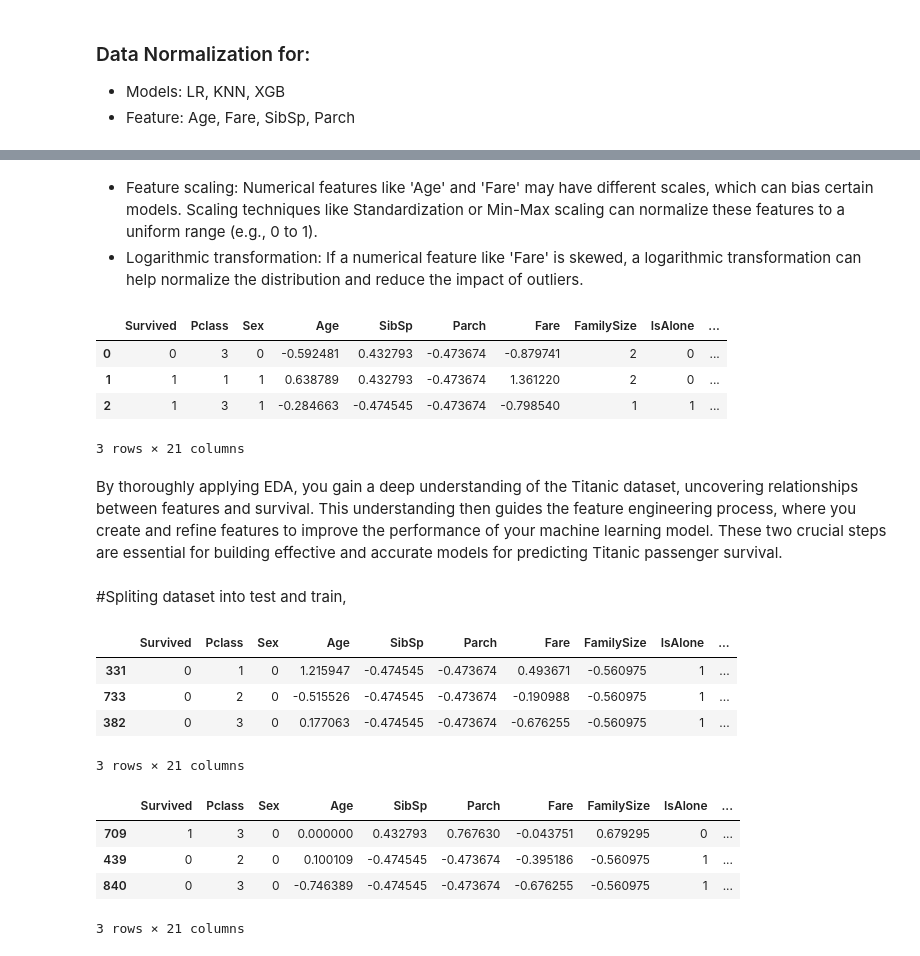
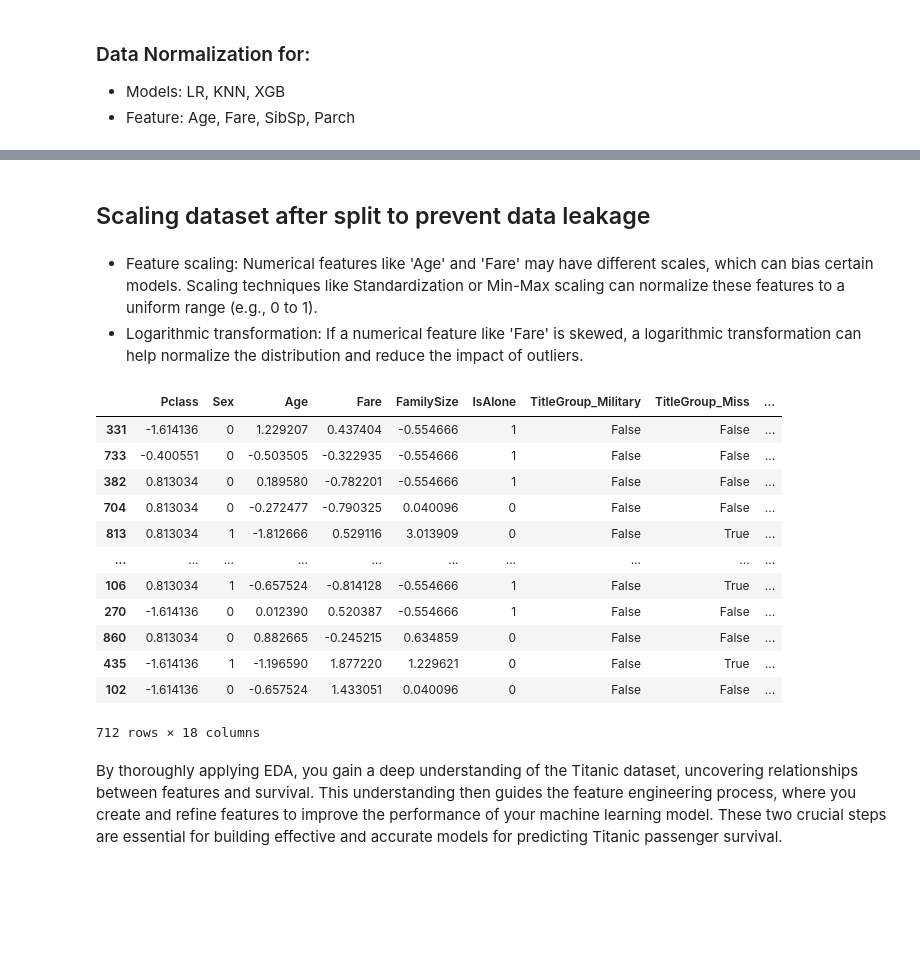
Before and after one commit to SrEntropy/titanic-ml-pipeline, a Jupyter notebook: notebooks/featureEngineering.ipynb, the cells around one changed output, grey strips where cells are left out. Saved outputs shown, nothing was run; the diff lists cells and outputs as text; code cells hidden in the pictures; blank space fills up the shorter version.

Commit message:
all models are implementon.

```diff
--- a/notebooks/featureEngineering.ipynb
+++ b/notebooks/featureEngineering.ipynb
@@ -149,0 +168,4 @@ from sklearn.preprocessing import StandardScaler
+# %%
+from sklearn.model_selection import train_test_split
+
+X_train, X_test, y_train, y_test = train_test_split(dfNorm.drop(columns=["Survived"]), dfNorm["Survived"], test_size=0.2, random_state=42)
@@ -150,3 +185,14 @@ from sklearn.preprocessing import StandardScaler
+# %% [markdown]
+## Scaling dataset after split to prevent data leakage
+# %%
+from sklearn.model_selection import train_test_split
+from sklearn.preprocessing import StandardScaler
+
+scaler = StandardScaler()
+# Scale only o training data
+X_train[['Pclass', 'Age', 'Fare','FamilySize']] = scaler.fit_transform(X_train[['Pclass', 'Age', 'Fare','FamilySize']])
+# Apply same transformation to test data
+X_test[['Pclass', 'Age', 'Fare','FamilySize']] = scaler.transform(X_test[['Pclass', 'Age', 'Fare','FamilySize']])
 # %% [markdown]
 - Feature scaling: Numerical features like 'Age' and 'Fare' may have different scales, which can bias certain models. Scaling techniques like Standardization or Min-Max scaling can normalize these features to a uniform range (e.g., 0 to 1).
 - Logarithmic transformation: If a numerical feature like 'Fare' is skewed, a logarithmic transformation can help normalize the distribution and reduce the impact of outliers.
@@ -155,30 +199,19 @@ dfNorm[['Age', 'Fare', 'SibSp', 'Parch','FamilySize']] = scaler.fit_transform(df
-# %%
-dfNorm.head(3)
-# %% [output]
-|  | Survived | Pclass | Sex | Age | SibSp | Parch | Fare | FamilySize | IsAlone | ... |
-| 0 | 0 | 3 | 0 | -0.592481 | 0.432793 | -0.473674 | -0.879741 | 2 | 0 | ... |
-| 1 | 1 | 1 | 1 | 0.638789 | 0.432793 | -0.473674 | 1.361220 | 2 | 0 | ... |
-| 2 | 1 | 3 | 1 | -0.284663 | -0.474545 | -0.473674 | -0.798540 | 1 | 1 | ... |
-3 rows × 21 columns
+# %%
+X_train
+# %% [output]
+|  | Pclass | Sex | Age | Fare | FamilySize | IsAlone | TitleGroup_Military | TitleGroup_Miss | ... |
+| 331 | -1.614136 | 0 | 1.229207 | 0.437404 | -0.554666 | 1 | False | False | ... |
+| 733 | -0.400551 | 0 | -0.503505 | -0.322935 | -0.554666 | 1 | False | False | ... |
+| 382 | 0.813034 | 0 | 0.189580 | -0.782201 | -0.554666 | 1 | False | False | ... |
+| 704 | 0.813034 | 0 | -0.272477 | -0.790325 | 0.040096 | 0 | False | False | ... |
+| 813 | 0.813034 | 1 | -1.812666 | 0.529116 | 3.013909 | 0 | False | True | ... |
+| ... | ... | ... | ... | ... | ... | ... | ... | ... | ... |
+| 106 | 0.813034 | 1 | -0.657524 | -0.814128 | -0.554666 | 1 | False | True | ... |
+| 270 | -1.614136 | 0 | 0.012390 | 0.520387 | -0.554666 | 1 | False | False | ... |
+| 860 | 0.813034 | 0 | 0.882665 | -0.245215 | 0.634859 | 0 | False | False | ... |
+| 435 | -1.614136 | 1 | -1.196590 | 1.877220 | 1.229621 | 0 | False | True | ... |
+| 102 | -1.614136 | 0 | -0.657524 | 1.433051 | 0.040096 | 0 | False | False | ... |
+712 rows × 18 columns
 # %% [markdown]
 
 By thoroughly applying EDA, you gain a deep understanding of the Titanic dataset, uncovering relationships between features and survival. This understanding then guides the feature engineering process, where you create and refine features to improve the performance of your machine learning model. These two crucial steps are essential for building effective and accurate models for predicting Titanic passenger survival.
-# %% [markdown]
-#Spliting dataset into test and train,
-# %%
-train, test = train_test_split(dfNorm, test_size=0.2, random_state=42)
-train.to_csv("train_mod1.csv", index=False)
-test.to_csv("test_mod1.csv", index=False)
-display(train.head(3))
-display(test.head(3))
-# %% [output]
-|  | Survived | Pclass | Sex | Age | SibSp | Parch | Fare | FamilySize | IsAlone | ... |
-| 331 | 0 | 1 | 0 | 1.215947 | -0.474545 | -0.473674 | 0.493671 | -0.560975 | 1 | ... |
-| 733 | 0 | 2 | 0 | -0.515526 | -0.474545 | -0.473674 | -0.190988 | -0.560975 | 1 | ... |
-| 382 | 0 | 3 | 0 | 0.177063 | -0.474545 | -0.473674 | -0.676255 | -0.560975 | 1 | ... |
-3 rows × 21 columns
-|  | Survived | Pclass | Sex | Age | SibSp | Parch | Fare | FamilySize | IsAlone | ... |
-| 709 | 1 | 3 | 0 | 0.000000 | 0.432793 | 0.767630 | -0.043751 | 0.679295 | 0 | ... |
-| 439 | 0 | 2 | 0 | 0.100109 | -0.474545 | -0.473674 | -0.395186 | -0.560975 | 1 | ... |
-| 840 | 0 | 3 | 0 | -0.746389 | -0.474545 | -0.473674 | -0.676255 | -0.560975 | 1 | ... |
-3 rows × 21 columns
```
Also changed, not shown: parts of 9 cells of this notebook, 2 other files.
